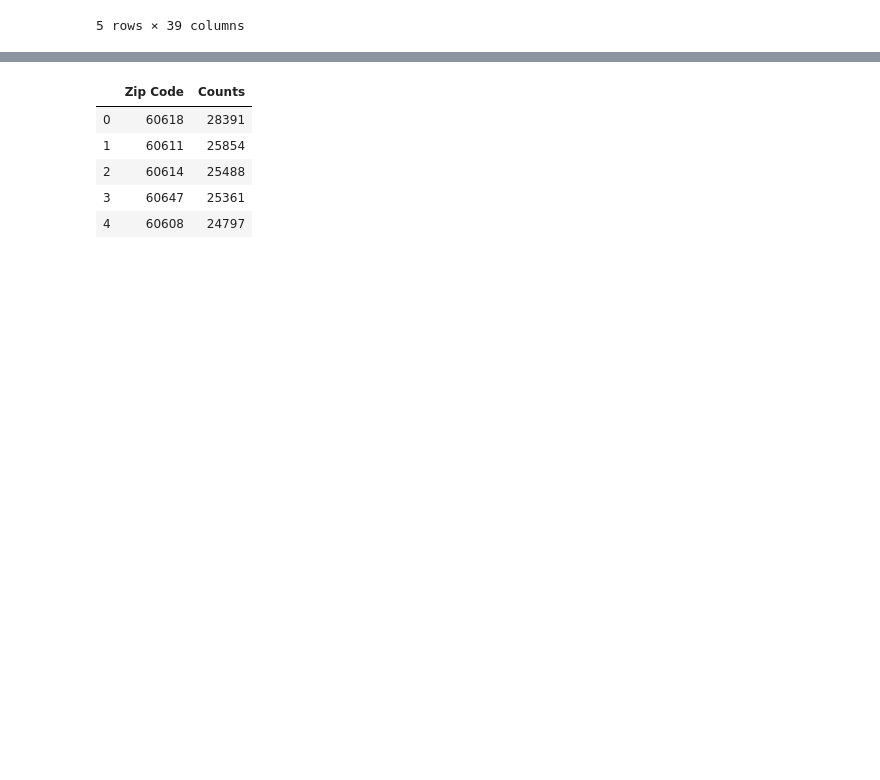
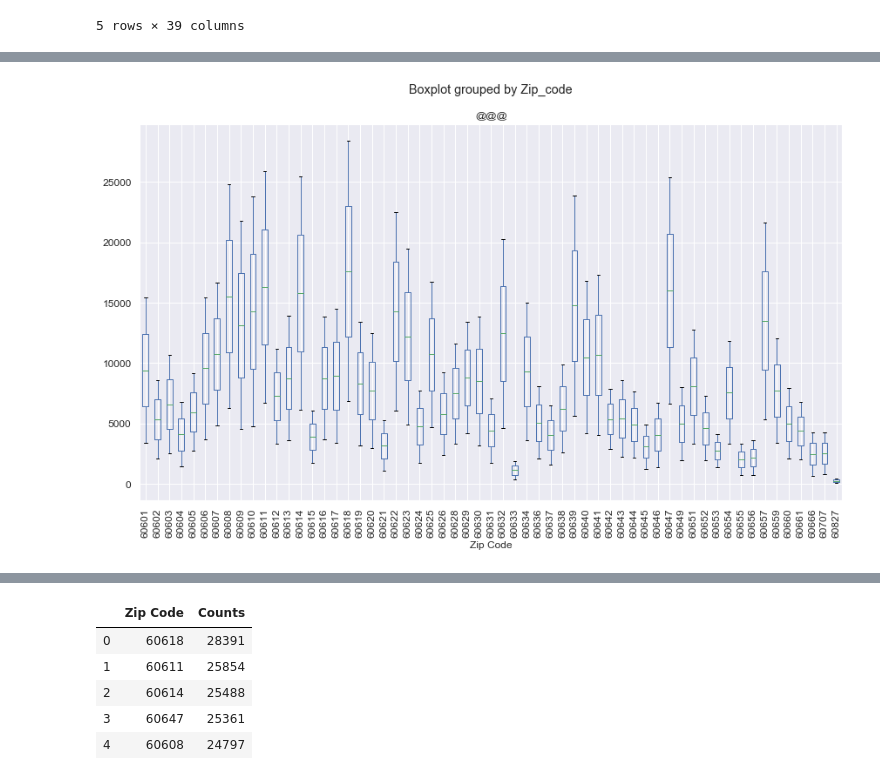
Before and after one commit to Lei-Gu/ETL-Project, a Jupyter notebook: Chicago License Info.ipynb, the cells around one changed output, grey strips where cells are left out. Saved outputs shown, nothing was run; the diff lists cells and outputs as text; code cells hidden in the pictures; blank space fills up the shorter version.

```diff
--- a/Chicago License Info.ipynb
+++ b/Chicago License Info.ipynb
@@ -216,0 +252,3 @@ Name: ZIP CODE, Length: 147, dtype: int64
+# %%
+a = pd.DataFrame(license_5_1)
+a.head()
@@ -216,0 +262,4 @@ Name: ZIP CODE, Length: 147, dtype: int64
+# %%
+a = a.reset_index()
+a = a.rename(columns={'index':'Zip_code', 'ZIP CODE':'Count'})
+a.head()
@@ -216,0 +273,3 @@ Name: ZIP CODE, Length: 147, dtype: int64
+# %%
+b = a.loc[a['Count'] > 50]
+b.head()
@@ -216,0 +290,3 @@ Name: ZIP CODE, Length: 147, dtype: int64
+# %%
+b.Zip_code = b.Zip_code.astype(str)
+b.dtypes
@@ -216,0 +302,22 @@ Name: ZIP CODE, Length: 147, dtype: int64
+# %%
+b.boxplot("Count", by="Zip_code", figsize=(14, 8), fontsize=12)
+# plt.scatter(a['Zip_code'], a['Count'], label='#$#', marker='.', color='g' )
+plt.title("@@@")
+plt.xlabel("Zip Code", fontsize=12)
+# plt.ylabel("Number of Tickets per 1,000 Vehicles", fontsize=12)
+plt.xticks(rotation=90)
+
+# annotate the top 5 locations
+# plt.annotate('Cicero x Lawrence', (17,15.4), fontsize=12)
+# plt.annotate('W Foster x North Branch Chicago River', (26,8.2), fontsize=12)
+# plt.annotate('W Jackson x Columbus Park', (38,15), fontsize=12)
+# plt.annotate('445 W 127th St', (24,10.5), fontsize=12)
+# plt.annotate('W Ogden and Douglas Park', (6,12), fontsize=12)
+
+# save fig
+# plt.savefig("BoxPlotbyZipCode.png")
+
+# show figure
+plt.show()
+# %% [output]
+[figure, added]
```
Also changed, not shown: parts of 25 cells of this notebook.
